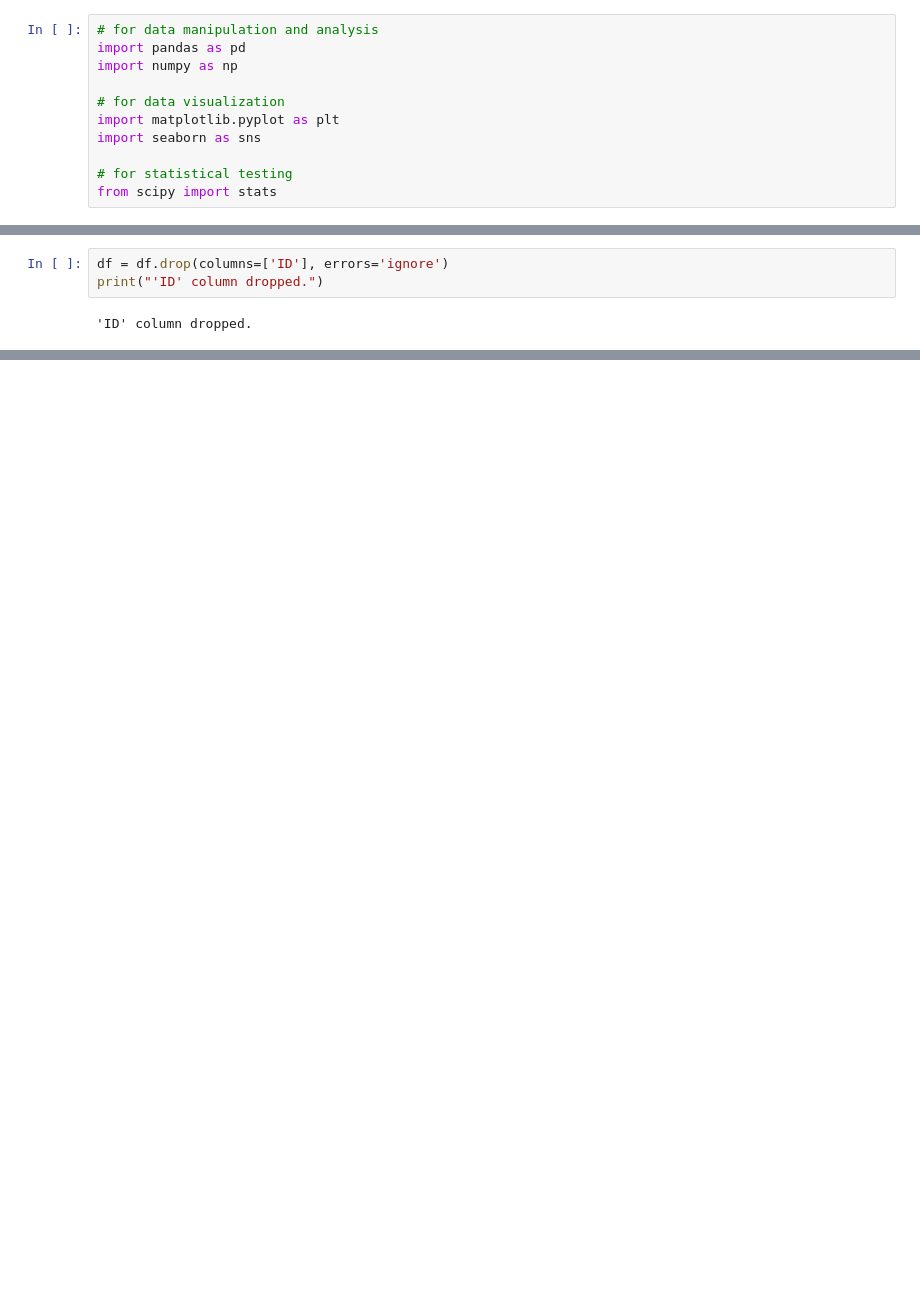
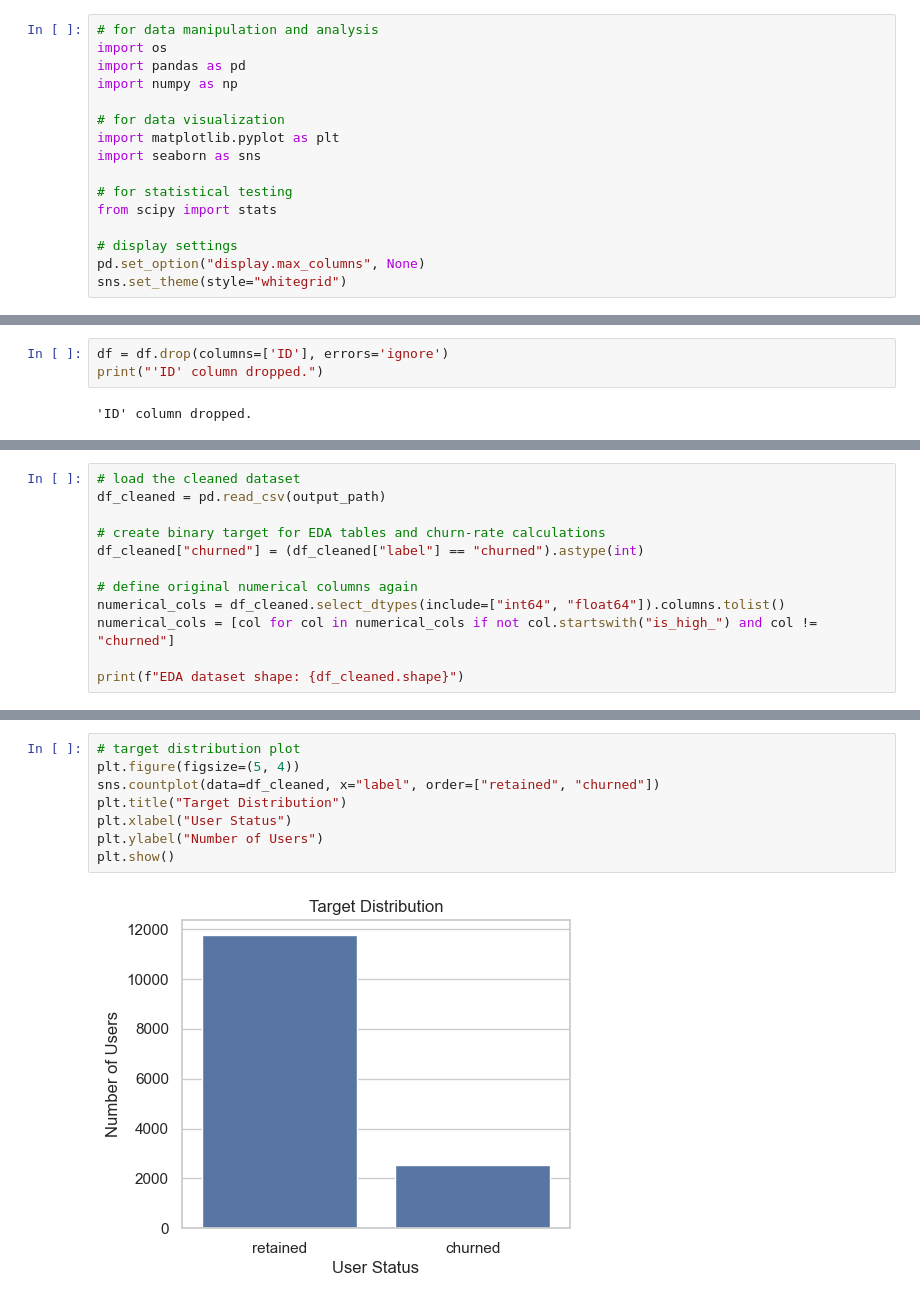
Before and after one commit to padauu/waze-user-churn-prediction, a Jupyter notebook: notebooks/01_data_cleaning_eda.ipynb, the cells around one changed output, grey strips where cells are left out. Drawn from its saved outputs; the diff is of its cells as text; blank space fills up the shorter version.

```diff
--- a/notebooks/01_data_cleaning_eda.ipynb
+++ b/notebooks/01_data_cleaning_eda.ipynb
@@ -13,6 +16,7 @@
 ## 1. Import Libraries and Load Data
 # %%
 # for data manipulation and analysis
+import os
 import pandas as pd
 import numpy as np
 
@@ -22,3 +26,7 @@ import seaborn as sns
 
 # for statistical testing
 from scipy import stats
+
+# display settings
+pd.set_option("display.max_columns", None)
+sns.set_theme(style="whitegrid")
@@ -715,0 +440,12 @@ Overall, my EDA indicates that **Waze churn is primarily an early-lifecycle and
+# %%
+# load the cleaned dataset
+df_cleaned = pd.read_csv(output_path)
+
+# create binary target for EDA tables and churn-rate calculations
+df_cleaned["churned"] = (df_cleaned["label"] == "churned").astype(int)
+
+# define original numerical columns again
+numerical_cols = df_cleaned.select_dtypes(include=["int64", "float64"]).columns.tolist()
+numerical_cols = [col for col in numerical_cols if not col.startswith("is_high_") and col != "churned"]
+
+print(f"EDA dataset shape: {df_cleaned.shape}")
@@ -715,0 +473,10 @@ Overall, my EDA indicates that **Waze churn is primarily an early-lifecycle and
+# %%
+# target distribution plot
+plt.figure(figsize=(5, 4))
+sns.countplot(data=df_cleaned, x="label", order=["retained", "churned"])
+plt.title("Target Distribution")
+plt.xlabel("User Status")
+plt.ylabel("Number of Users")
+plt.show()
+# %% [output]
+[figure, added]
```
Also changed, not shown: parts of 142 cells of this notebook.
